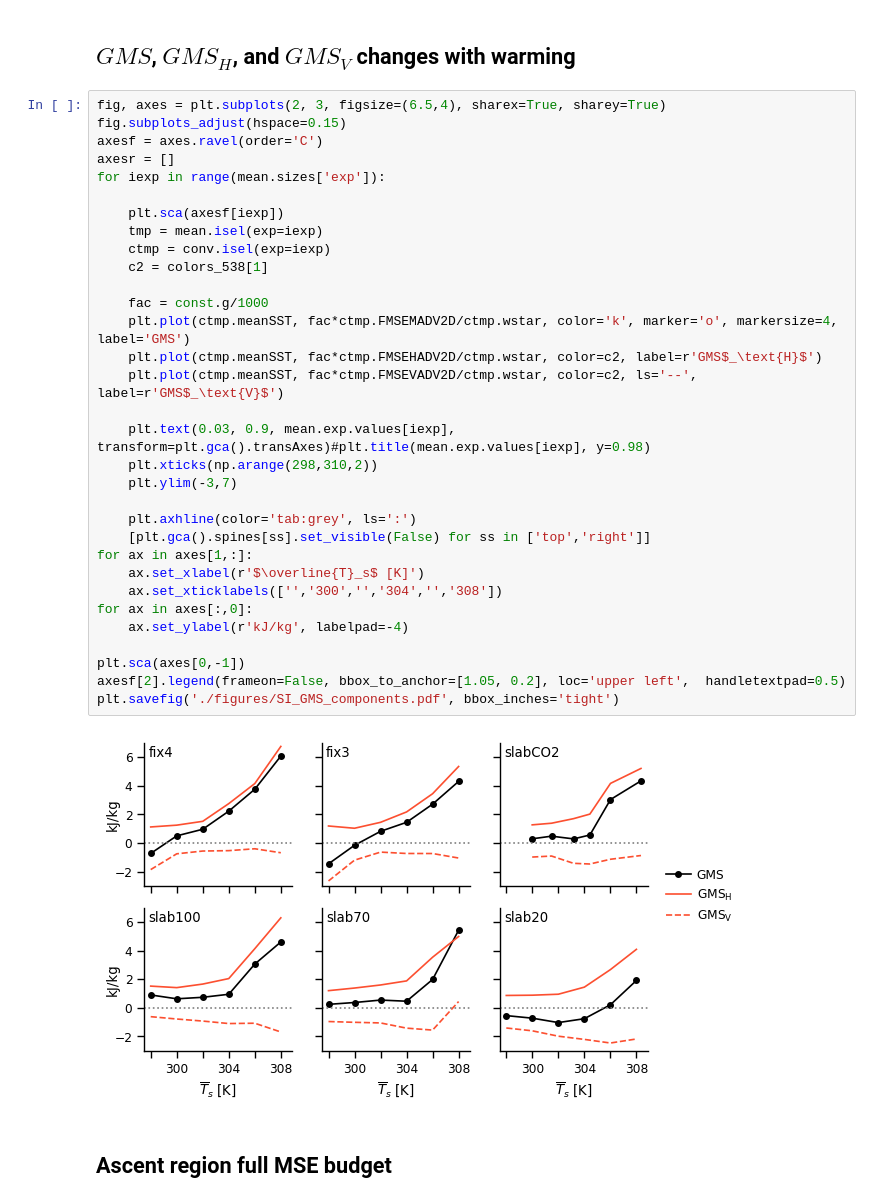
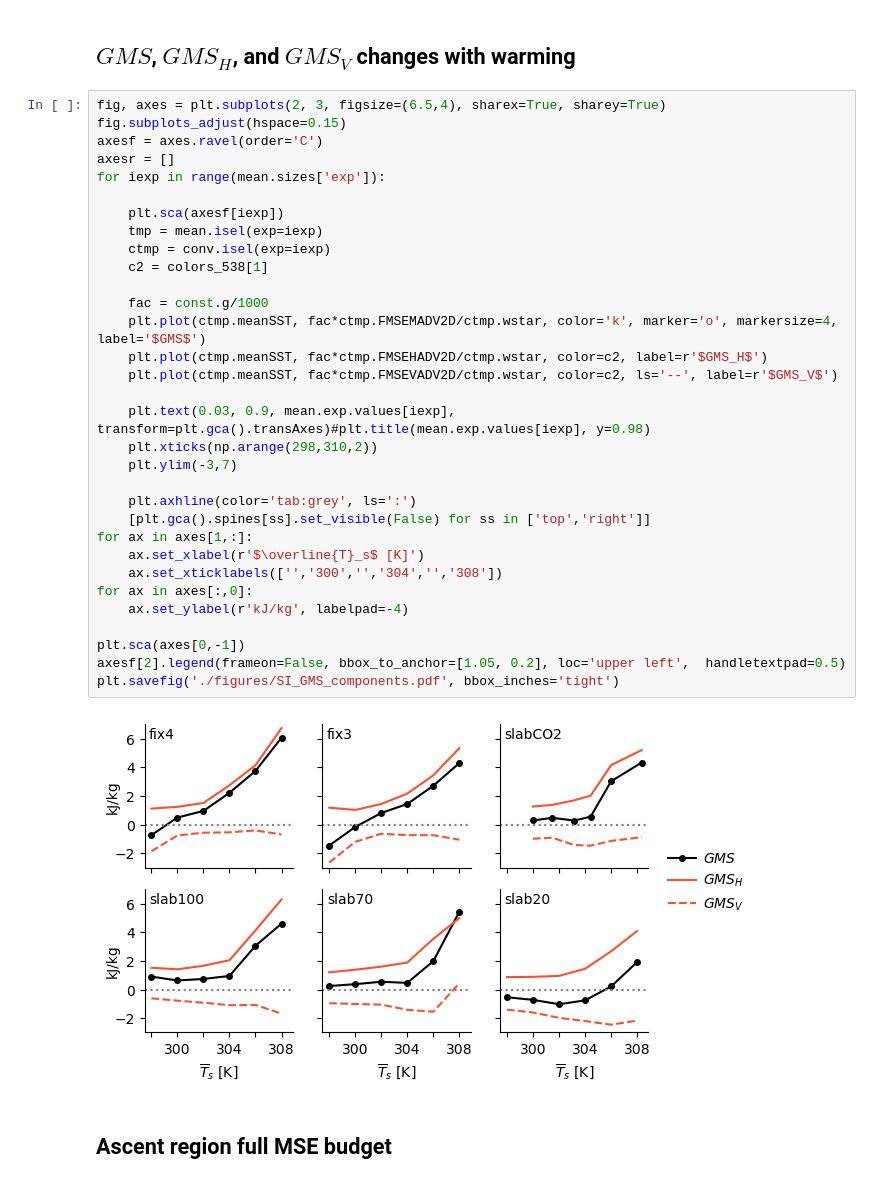
Before and after one commit to adambsokol/Mock-Walker-Ascent-Fraction, a Jupyter notebook: analysis.ipynb, the cells around one changed output. Cells and saved outputs as stored; diff of their text form.

```diff
--- a/analysis.ipynb
+++ b/analysis.ipynb
@@ -587,37 +572,37 @@ plt.savefig('figures/SI_mse_uhat_profiles.pdf', bbox_inches='tight')
 # %%
 fig, axes = plt.subplots(2, 3, figsize=(6.5,4), sharex=True, sharey=True)
 fig.subplots_adjust(hspace=0.15)
 axesf = axes.ravel(order='C')
 axesr = []
 for iexp in range(mean.sizes['exp']):
 
     plt.sca(axesf[iexp])
     tmp = mean.isel(exp=iexp)
     ctmp = conv.isel(exp=iexp)
     c2 = colors_538[1]
 
     fac = const.g/1000
-    plt.plot(ctmp.meanSST, fac*ctmp.FMSEMADV2D/ctmp.wstar, color='k', marker='o', markersize=4, label='GMS')
-    plt.plot(ctmp.meanSST, fac*ctmp.FMSEHADV2D/ctmp.wstar, color=c2, label=r'GMS$_\text{H}$')
-    plt.plot(ctmp.meanSST, fac*ctmp.FMSEVADV2D/ctmp.wstar, color=c2, ls='--', label=r'GMS$_\text{V}$')
+    plt.plot(ctmp.meanSST, fac*ctmp.FMSEMADV2D/ctmp.wstar, color='k', marker='o', markersize=4, label='$GMS$')
+    plt.plot(ctmp.meanSST, fac*ctmp.FMSEHADV2D/ctmp.wstar, color=c2, label=r'$GMS_H$')
+    plt.plot(ctmp.meanSST, fac*ctmp.FMSEVADV2D/ctmp.wstar, color=c2, ls='--', label=r'$GMS_V$')
 
     plt.text(0.03, 0.9, mean.exp.values[iexp], transform=plt.gca().transAxes)#plt.title(mean.exp.values[iexp], y=0.98)
     plt.xticks(np.arange(298,310,2))
     plt.ylim(-3,7)
 
     plt.axhline(color='tab:grey', ls=':')
     [plt.gca().spines[ss].set_visible(False) for ss in ['top','right']]
 for ax in axes[1,:]:
     ax.set_xlabel(r'$\overline{T}_s$ [K]')
     ax.set_xticklabels(['','300','','304','','308'])
 for ax in axes[:,0]:
     ax.set_ylabel(r'kJ/kg', labelpad=-4)
 
 plt.sca(axes[0,-1])
 axesf[2].legend(frameon=False, bbox_to_anchor=[1.05, 0.2], loc='upper left',  handletextpad=0.5)
 plt.savefig('./figures/SI_GMS_components.pdf', bbox_inches='tight')
 # %% [output]
-[figure, old version]
+[figure, new version]
 # %% [markdown]
 ## Ascent region full MSE budget
 # %%
```
Also changed, not shown: parts of 1 cell of this notebook.
